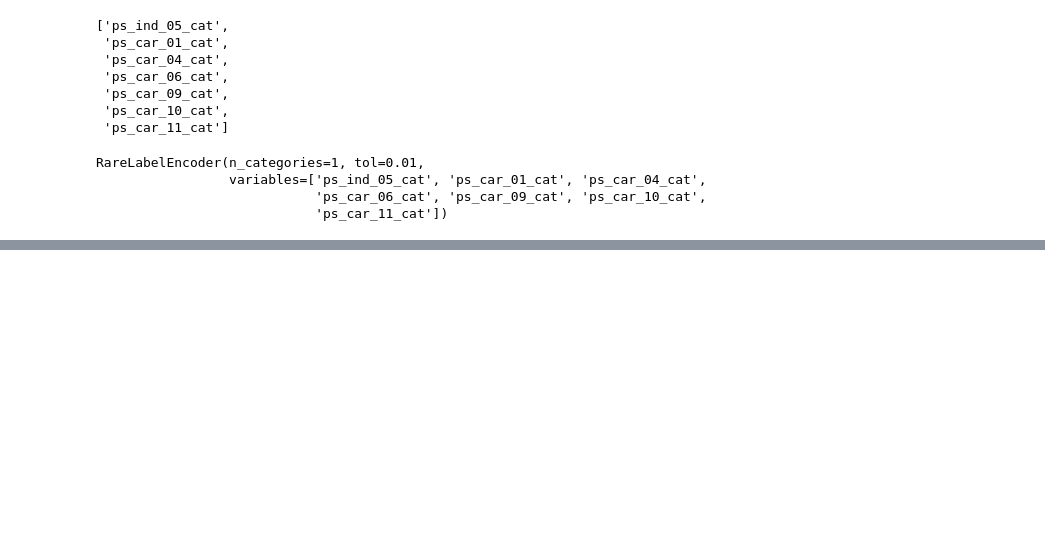
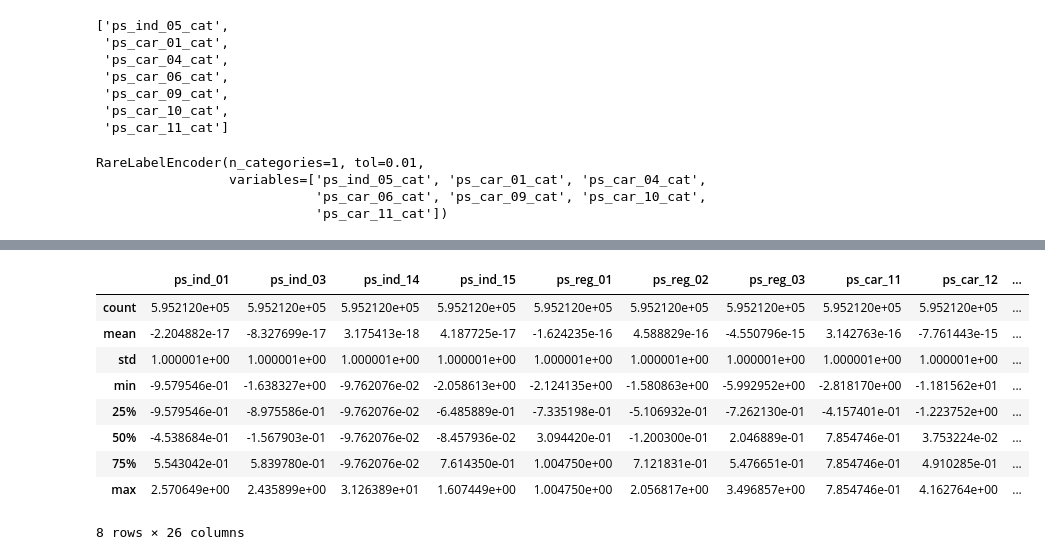
Before and after one commit to RodolfoPCruz/insurance-safe-driver-prediction, a Jupyter notebook: feature_engineering.ipynb, the cells around one changed output, grey strips where cells are left out. Saved outputs shown, nothing was run; the diff lists cells and outputs as text; code cells hidden in the pictures; blank space fills up the shorter version.

```diff
--- a/feature_engineering.ipynb
+++ b/feature_engineering.ipynb
@@ -525,0 +562,2 @@ memory usage: 63.6+ MB
+# %%
+scaler = StandardScaler()
@@ -525,0 +569,17 @@ memory usage: 63.6+ MB
+# %%
+#transformar os dados de treino e de teste
+train[num_features]=scaler.transform(train[num_features])
+test[num_features]=scaler.transform(test[num_features])
+# %%
+train[num_features].describe()
+# %% [output]
+|  | ps_ind_01 | ps_ind_03 | ps_ind_14 | ps_ind_15 | ps_reg_01 | ps_reg_02 | ps_reg_03 | ps_car_11 | ps_car_12 | ... |
+| count | 5.952120e+05 | 5.952120e+05 | 5.952120e+05 | 5.952120e+05 | 5.952120e+05 | 5.952120e+05 | 5.952120e+05 | 5.952120e+05 | 5.952120e+05 | ... |
+| mean | -2.204882e-17 | -8.327699e-17 | 3.175413e-18 | 4.187725e-17 | -1.624235e-16 | 4.588829e-16 | -4.550796e-15 | 3.142763e-16 | -7.761443e-15 | ... |
+| std | 1.000001e+00 | 1.000001e+00 | 1.000001e+00 | 1.000001e+00 | 1.000001e+00 | 1.000001e+00 | 1.000001e+00 | 1.000001e+00 | 1.000001e+00 | ... |
+| min | -9.579546e-01 | -1.638327e+00 | -9.762076e-02 | -2.058613e+00 | -2.124135e+00 | -1.580863e+00 | -5.992952e+00 | -2.818170e+00 | -1.181562e+01 | ... |
+| 25% | -9.579546e-01 | -8.975586e-01 | -9.762076e-02 | -6.485889e-01 | -7.335198e-01 | -5.106932e-01 | -7.262130e-01 | -4.157401e-01 | -1.223752e+00 | ... |
+| 50% | -4.538684e-01 | -1.567903e-01 | -9.762076e-02 | -8.457936e-02 | 3.094420e-01 | -1.200300e-01 | 2.046889e-01 | 7.854746e-01 | 3.753224e-02 | ... |
+| 75% | 5.543042e-01 | 5.839780e-01 | -9.762076e-02 | 7.614350e-01 | 1.004750e+00 | 7.121831e-01 | 5.476651e-01 | 7.854746e-01 | 4.910285e-01 | ... |
+| max | 2.570649e+00 | 2.435899e+00 | 3.126389e+01 | 1.607449e+00 | 1.004750e+00 | 2.056817e+00 | 3.496857e+00 | 7.854746e-01 | 4.162764e+00 | ... |
+8 rows × 26 columns
```
Also changed, not shown: parts of 12 cells of this notebook.
